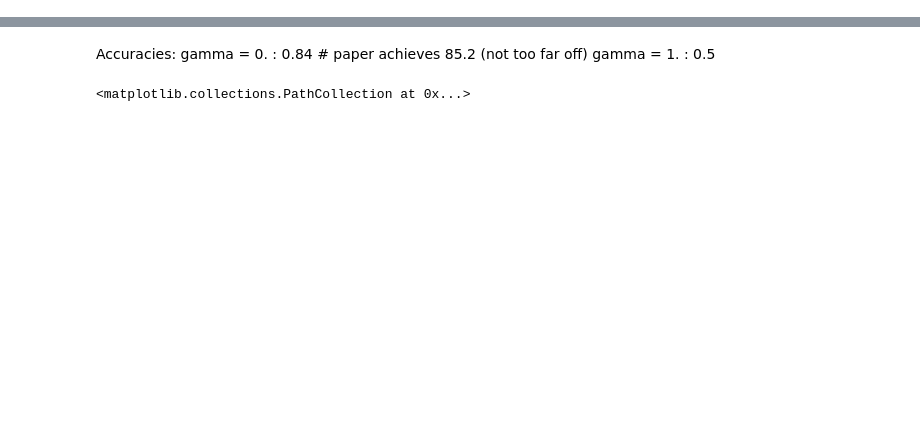
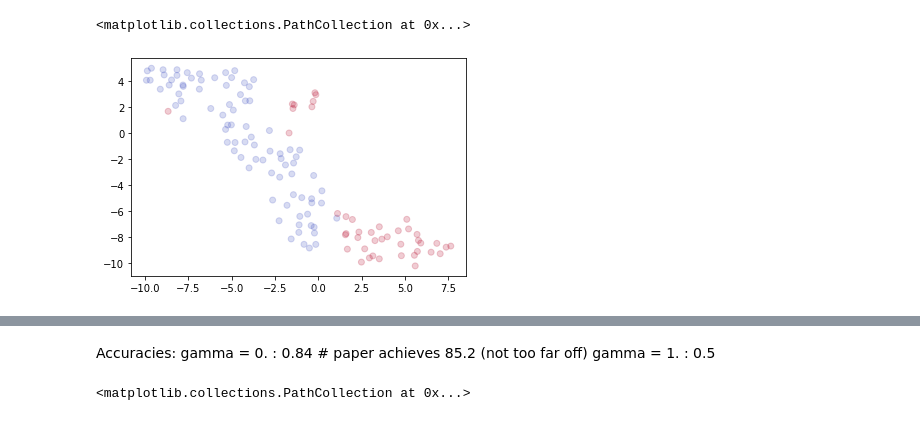
Before and after one commit to jtamanas/FNF4HEP, a Jupyter notebook: CrimeExample.ipynb, the cells around one changed output, grey strips where cells are left out. Drawn from its saved outputs; the diff is of its cells as text; code cells hidden in the pictures; blank space fills up the shorter version.

```diff
--- a/CrimeExample.ipynb
+++ b/CrimeExample.ipynb
@@ -41,3 +94,8 @@ label_1_generator = torch.utils.data.DataLoader(label_1_set, **params)
+# %%
+plt.scatter(*data_embedded.T, c=context, alpha=0.2, cmap='coolwarm')
+# %% [output]
+<matplotlib.collections.PathCollection at 0x...>
+[figure, added]
 # %%
 gamma = 0.2
 Fair = BinaryFair(data_dim=data_file['data'].shape[-1],
```
Also changed, not shown: parts of 16 cells of this notebook, 1 other file.
